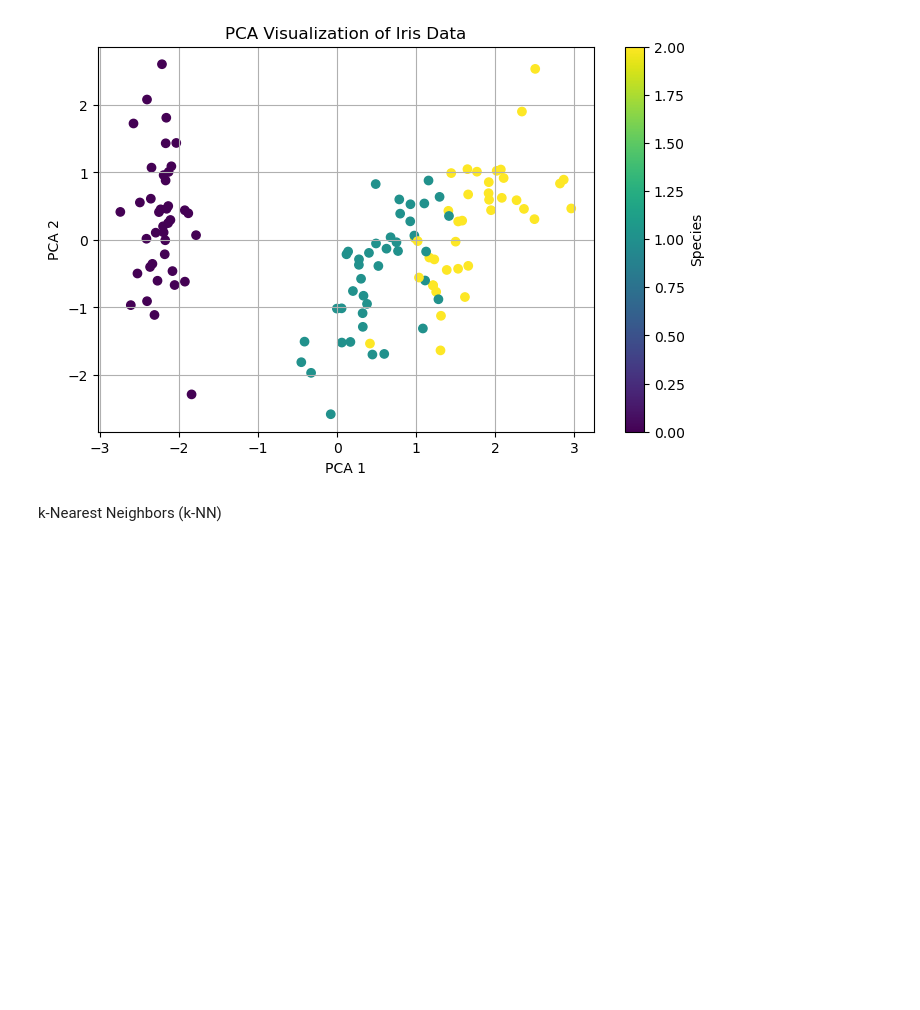
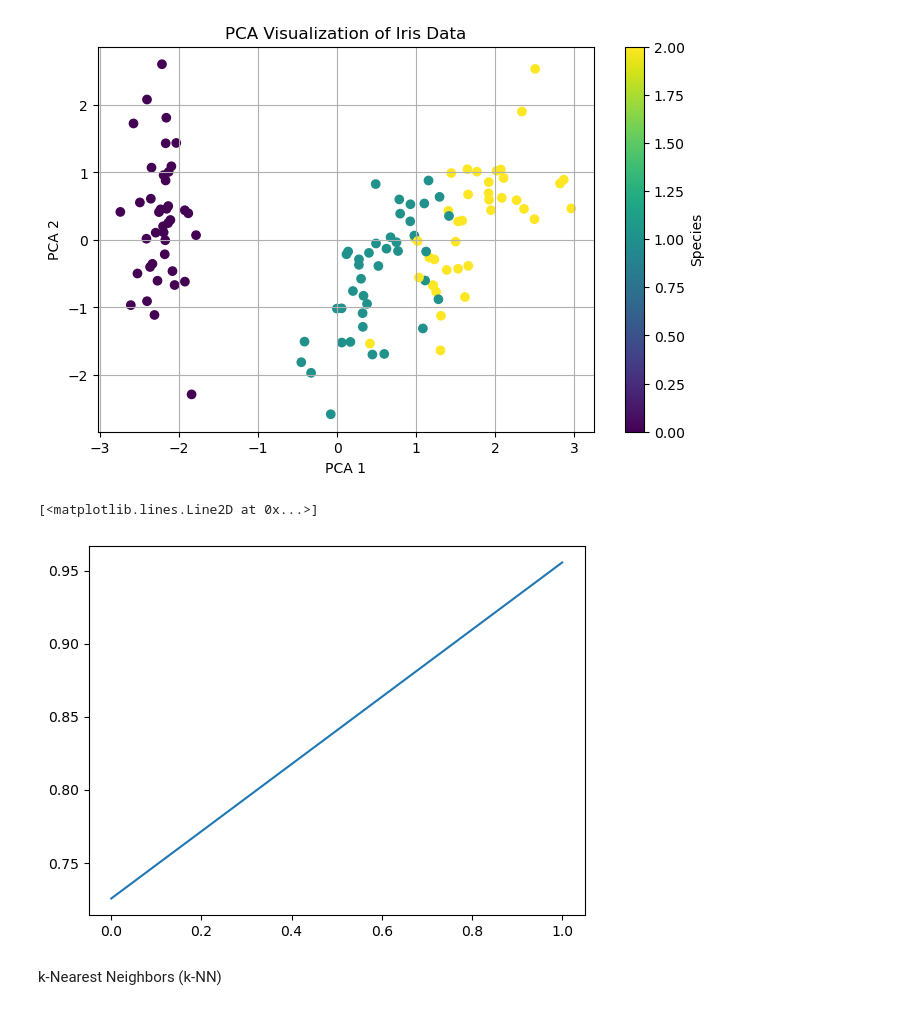
Before and after one commit to AlysterBenedict/AIML_LAB, a Jupyter notebook: iris/algorithms.ipynb, the cells around one changed output. Saved outputs shown, nothing was run; the diff lists cells and outputs as text; code cells hidden in the pictures; blank space fills up the shorter version.

```diff
--- a/iris/algorithms.ipynb
+++ b/iris/algorithms.ipynb
@@ -53,6 +71,11 @@ plt.grid()
 plt.show()
 # %% [output]
 [figure]
+# %%
+plt.plot(np.cumsum(pca.explained_variance_ratio_))
+# %% [output]
+[<matplotlib.lines.Line2D at 0x...>]
+[figure, added]
 # %% [markdown]
 k-Nearest Neighbors (k-NN)
 # %%
```
Also changed, not shown: parts of 2 cells of this notebook, 4 other files.
